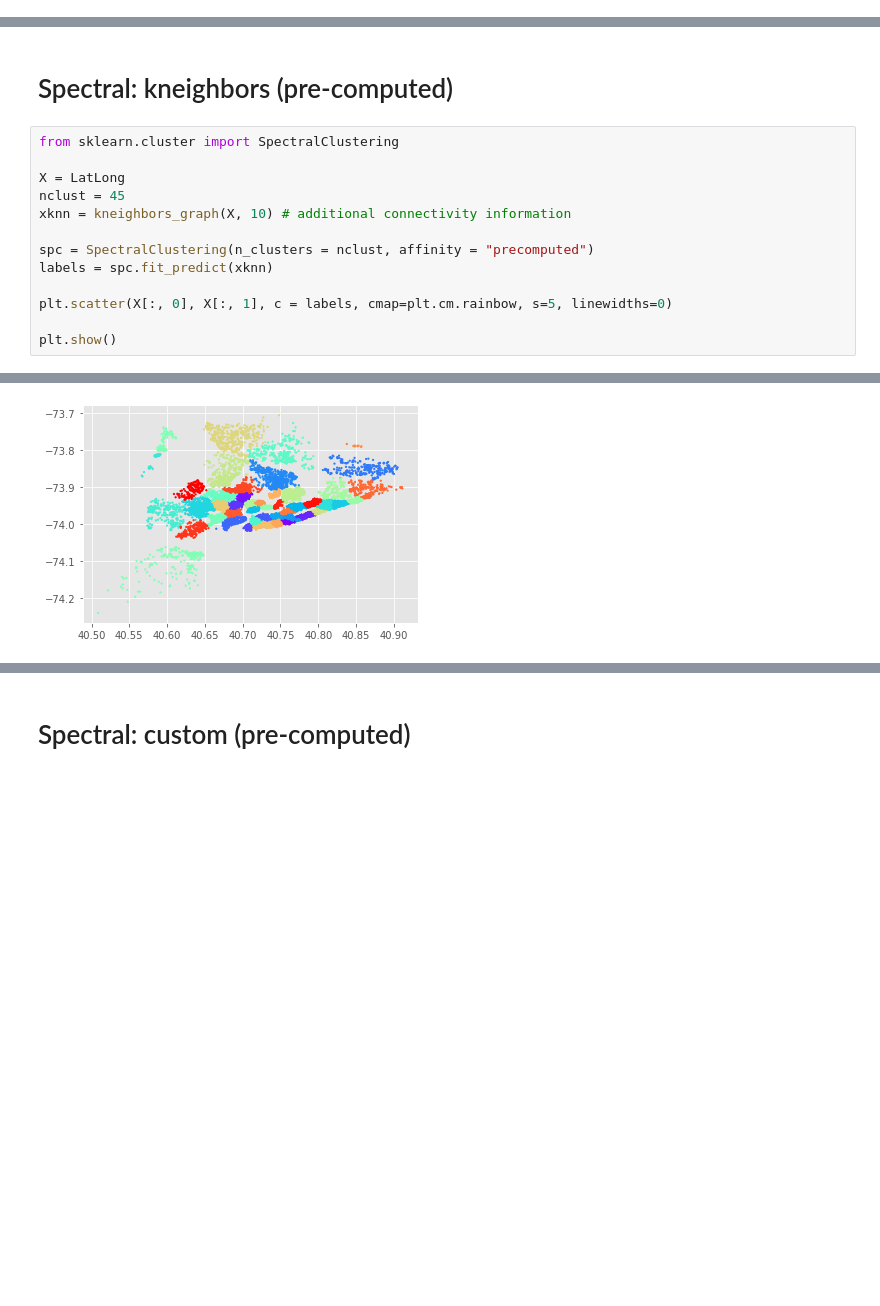
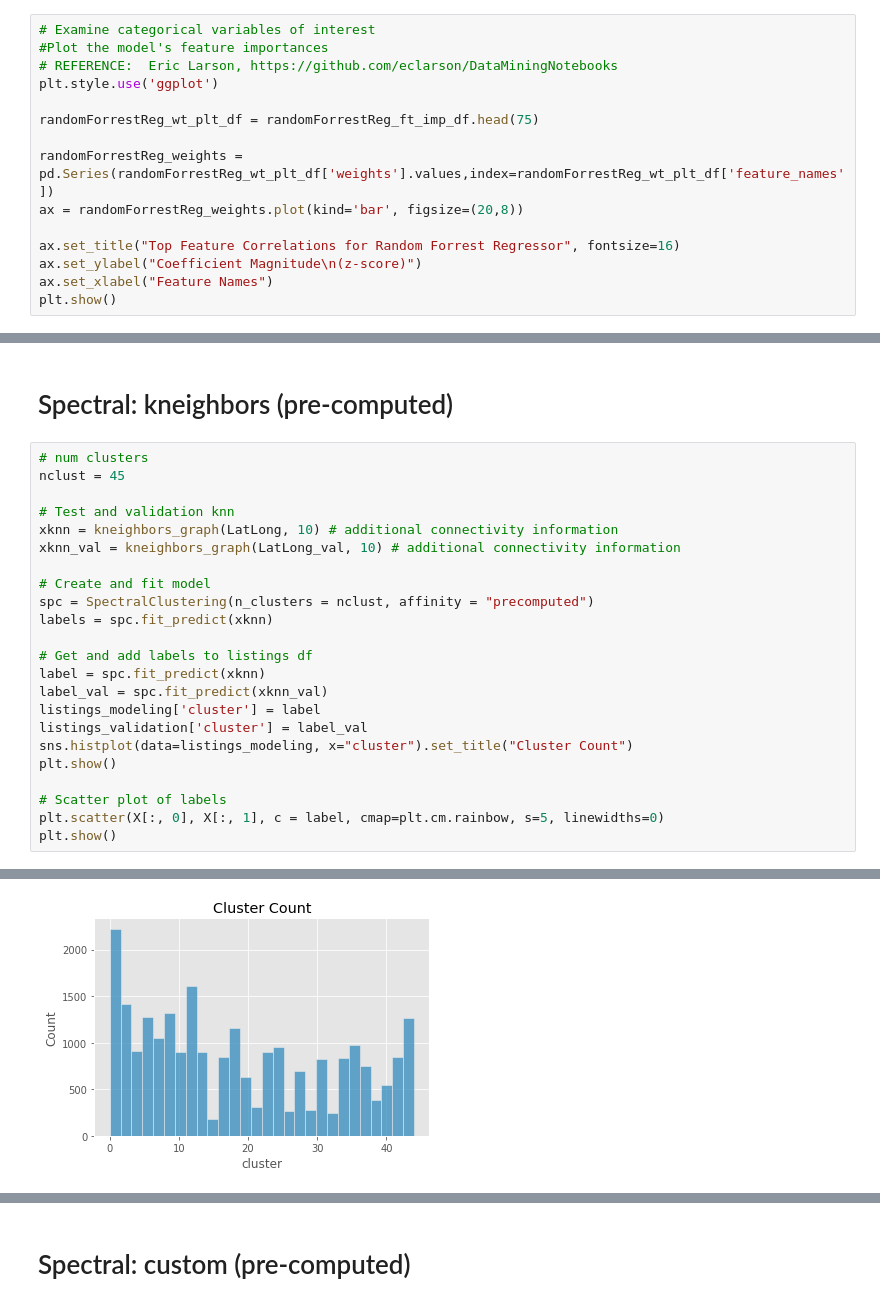
Before and after one commit to rickfontenot/airbnb, a Jupyter notebook: Lab3/Working/lab3_dj.ipynb, the cells around one changed output, grey strips where cells are left out. Saved outputs shown, nothing was run; the diff lists cells and outputs as text; blank space fills up the shorter version.

```diff
--- a/Lab3/Working/lab3_dj.ipynb
+++ b/Lab3/Working/lab3_dj.ipynb
@@ -491,0 +659,15 @@ plt.show()
+# %%
+# Examine categorical variables of interest
+#Plot the model's feature importances
+# REFERENCE:  Eric Larson, https://github.com/eclarson/DataMiningNotebooks
+plt.style.use('ggplot')
+
+randomForrestReg_wt_plt_df = randomForrestReg_ft_imp_df.head(75)
+
+randomForrestReg_weights = pd.Series(randomForrestReg_wt_plt_df['weights'].values,index=randomForrestReg_wt_plt_df['feature_names'])
+ax = randomForrestReg_weights.plot(kind='bar', figsize=(20,8))
+
+ax.set_title("Top Feature Correlations for Random Forrest Regressor", fontsize=16)
+ax.set_ylabel("Coefficient Magnitude\n(z-score)")
+ax.set_xlabel("Feature Names")
+plt.show()
@@ -492,16 +676,26 @@ plt.show()
 # %% [markdown]
 # Spectral: kneighbors (pre-computed)
 # %%
-from sklearn.cluster import SpectralClustering
+# num clusters
+nclust = 45
 
-X = LatLong
-nclust = 45
-xknn = kneighbors_graph(X, 10) # additional connectivity information
+# Test and validation knn
+xknn = kneighbors_graph(LatLong, 10) # additional connectivity information
+xknn_val = kneighbors_graph(LatLong_val, 10) # additional connectivity information
 
+# Create and fit model
 spc = SpectralClustering(n_clusters = nclust, affinity = "precomputed")
 labels = spc.fit_predict(xknn)
 
-plt.scatter(X[:, 0], X[:, 1], c = labels, cmap=plt.cm.rainbow, s=5, linewidths=0)
+# Get and add labels to listings df
+label = spc.fit_predict(xknn)
+label_val = spc.fit_predict(xknn_val)
+listings_modeling['cluster'] = label
+listings_validation['cluster'] = label_val
+sns.histplot(data=listings_modeling, x="cluster").set_title("Cluster Count")
+plt.show()
 
+# Scatter plot of labels
+plt.scatter(X[:, 0], X[:, 1], c = label, cmap=plt.cm.rainbow, s=5, linewidths=0)
 plt.show()
 # %% [output]
@@ -508 +712 @@ plt.show()
-[figure, old version]
+[figure, new version]
```
Also changed, not shown: parts of 18 cells of this notebook.
